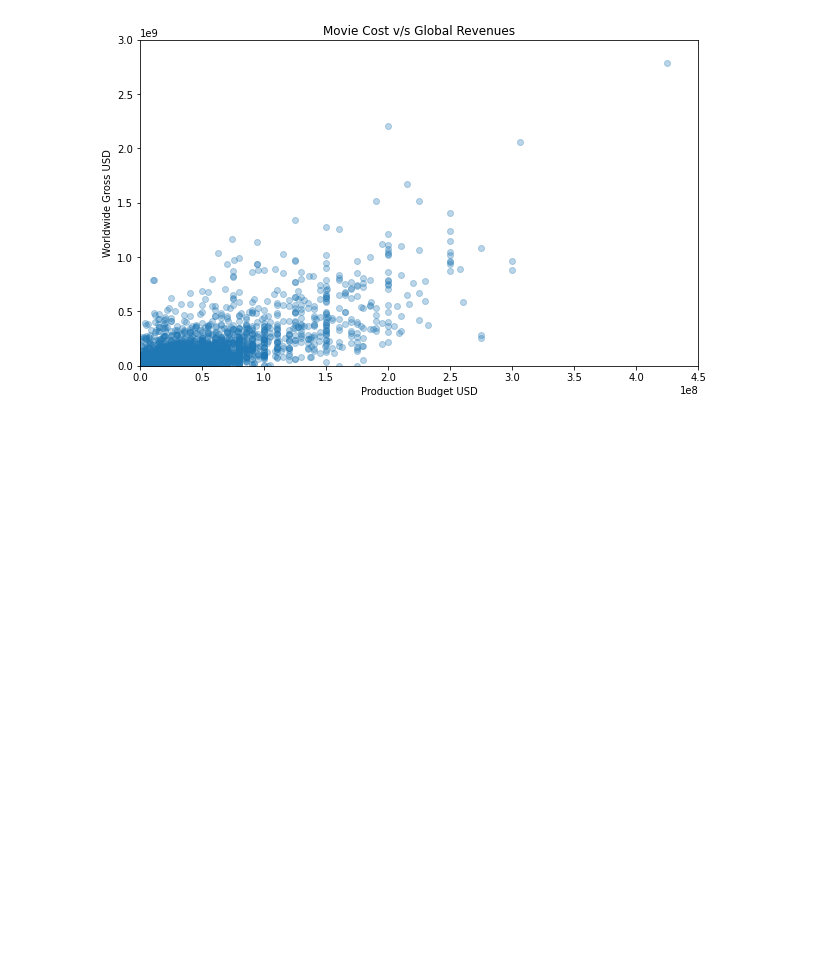
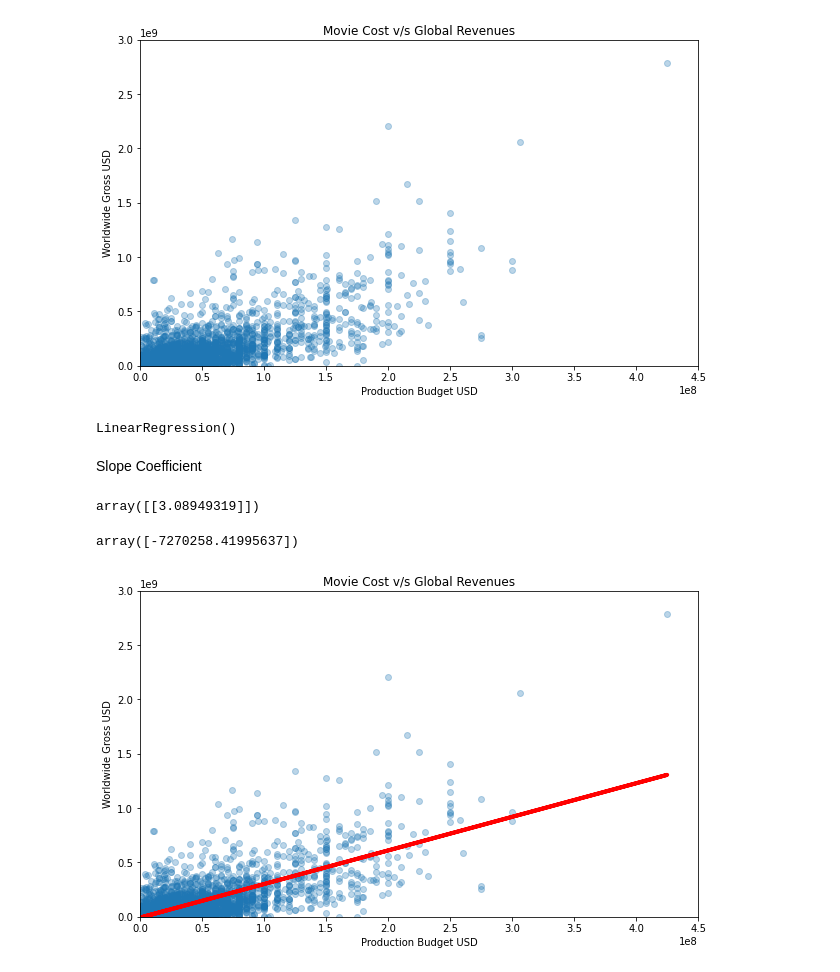
Before and after one commit to sid-py/Complete-Data-Science-and-Machine-Learning-Bootcamp-Udemy, a Jupyter notebook: section_2/linear_regression.ipynb, the cells around one changed output. Saved outputs shown, nothing was run; the diff lists cells and outputs as text; code cells hidden in the pictures; blank space fills up the shorter version.

```diff
--- a/section_2/linear_regression.ipynb
+++ b/section_2/linear_regression.ipynb
@@ -9,5 +7,5 @@ ModuleNotFoundError: No module named 'sklearn.utils'
 # %%
-data = pd.read_csv(r"C:\Users\2kjph5\OneDrive - Merit Automotive Electronics Systems, S.L\03-Miscellaneous\Studies\Learning\python\Complete-Data-Science-and-Machine-Learning-Bootcamp-Udemy\section_2\data\cost_revenue_clean.csv")
+data = pd.read_csv(r"C:\Users\User\Documents\GitHub\Complete-Data-Science-and-Machine-Learning-Bootcamp-Udemy\section_2\data\cost_revenue_clean.csv")
 data.describe()
 # %% [output]
 |  | Production_Budget_USD | Worldwide_Gross_USD |
@@ -49,3 +47,31 @@ plt.xlim(0, 450000000 )
 plt.show()
 # %% [output]
 [figure]
+# %%
+regression = LinearRegression()
+regression.fit(X, y)
+# %% [output]
+LinearRegression()
+# %% [markdown]
+Slope Coefficient
+# %%
+regression.coef_ # Theta_1
+# %% [output]
+array([[3.08949319]])
+# %%
+# Intercept
+regression.intercept_
+# %% [output]
+array([-7270258.41995637])
+# %%
+plt.figure(figsize = (10,6))
+plt.scatter(X,y, alpha = 0.3)
+plt.plot(X,regression.predict(X), color = "red", linewidth = 4)
+plt.title('Movie Cost v/s Global Revenues')
+plt.xlabel('Production Budget USD')
+plt.ylabel('Worldwide Gross USD')
+plt.ylim(0, 3000000000)
+plt.xlim(0, 450000000 )
+plt.show()
+# %% [output]
+[figure, added]
```
Also changed, not shown: parts of 1 cell of this notebook.
